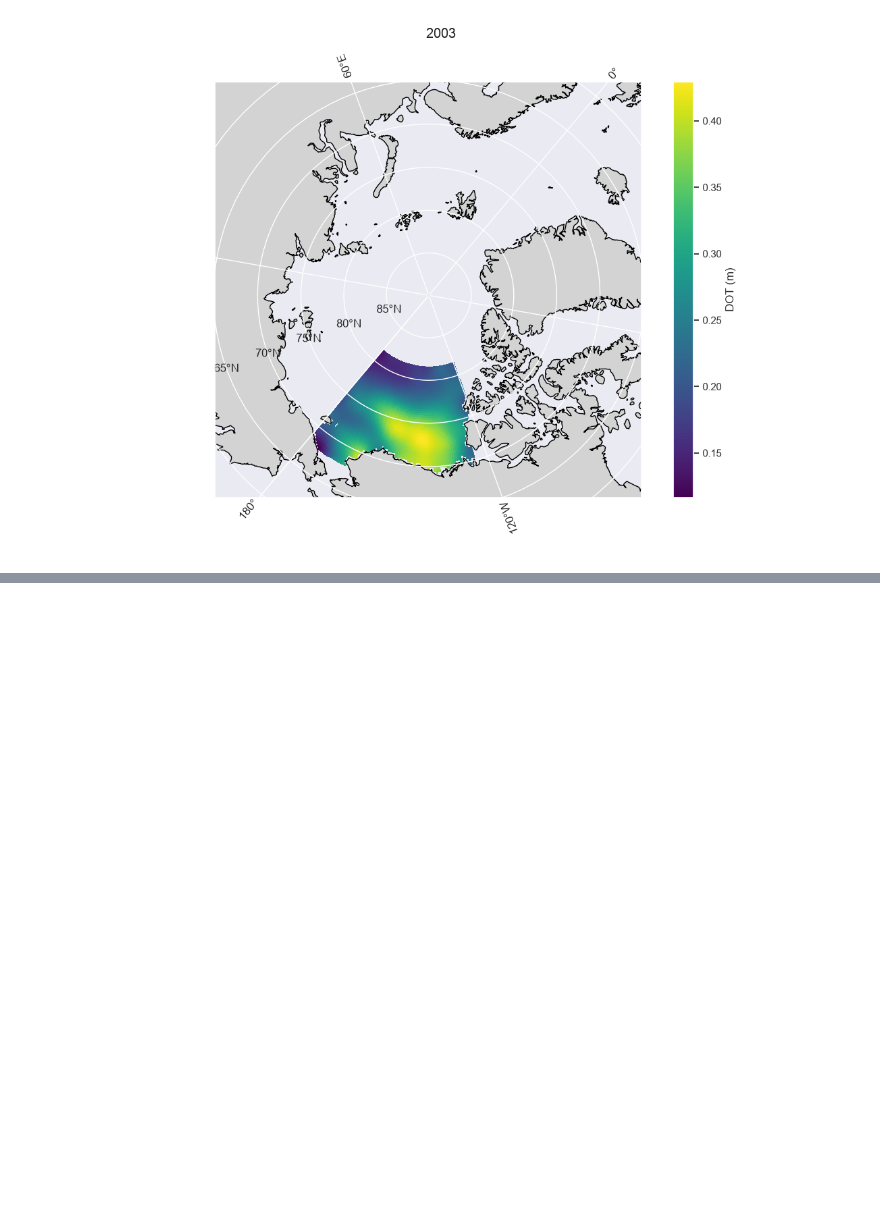
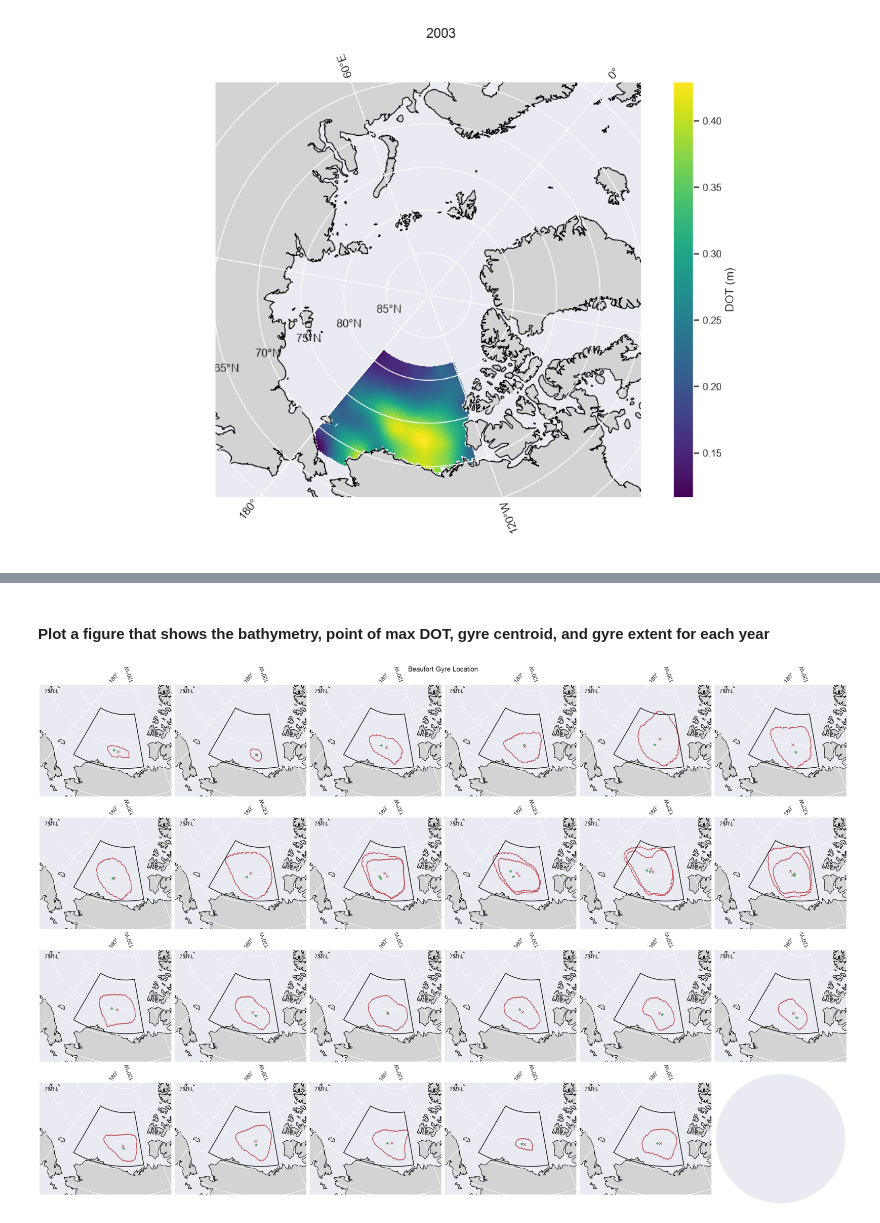
Before and after one commit to ben-sprague/3D-TEA-BAG, a Jupyter notebook: gyre_location.ipynb, the cells around one changed output, grey strips where cells are left out. Saved outputs shown, nothing was run; the diff lists cells and outputs as text; code cells hidden in the pictures; blank space fills up the shorter version.

```diff
--- a/gyre_location.ipynb
+++ b/gyre_location.ipynb
@@ -533,0 +529,55 @@ plt.show()
+# %% [markdown]
+#### Plot a figure that shows the bathymetry, point of max DOT, gyre centroid, and gyre extent for each year
+# %%
+mega_figure = plt.figure(figsize = (24, 16), layout="constrained")
+extent = [-180, -120, 65, 85]
+projection=ccrs.NorthPolarStereo(central_longitude=-140)
+
+sns.set_theme()
+
+years = np.arange(2003,2026)
+axs = mega_figure.subplots(4,6, subplot_kw={"projection": projection})
+
+
+
+
+for i, year in enumerate(years):
+    index = np.unravel_index(i, (4,6))
+
+    ax = axs[index]
+    ax.set_extent(extent, crs=ccrs.PlateCarree())
+    ax.add_feature(cfeature.LAND, facecolor="lightgray")
+    ax.add_feature(cfeature.COASTLINE)
+    ax.gridlines(draw_labels=True)
+
+    if i == 0:
+        #Compute bathymetry contours
+        _,contours,cmap = mapper.draw_bathymetry_contours(ax, bathymetry = bathy)
+    else:
+        mapper.draw_bathymetry_contours(ax, contours=contours, cmap = cmap)
+    for i in range(2):
+        if i == 0:
+            era = 'old'
+        else:
+            era = 'new'
+        working_data = gyre_metrics.sel(time = np.datetime64(f'{year}-09-01'), era = era)
+        if working_data['extent'].values != "":
+            #Plot the max DOT location
+            ax.plot(working_data['max_DOT_lon'], working_data['max_DOT_lat'], marker = '*', color = 'g', transform = ccrs.PlateCarree())
+            #Plot the centroid
+            ax.plot(working_data['centroid_lon'], working_data['centroid_lat'], marker = 'x', color = 'r', transform = ccrs.PlateCarree())
+
+            #Plot the extent
+            bg_extent = wkt.loads(working_data['extent'].values)
+            points = satops.polygon_to_array(bg_extent)
+            ax.plot(points[:,0], points[:,1], linestyle = '-', color = 'r', transform = ccrs.PlateCarree())
+
+
+    ax = mapper.draw_bg_box(ax, label = 'BG Box' if i == 0 else None)
+    ax.set_title(str(year))
+
+
+mega_figure.suptitle(f"Beaufort Gyre Location")
+plt.show()
+# %% [output]
+[figure, added]
```
Also changed, not shown: parts of 5 cells of this notebook.
